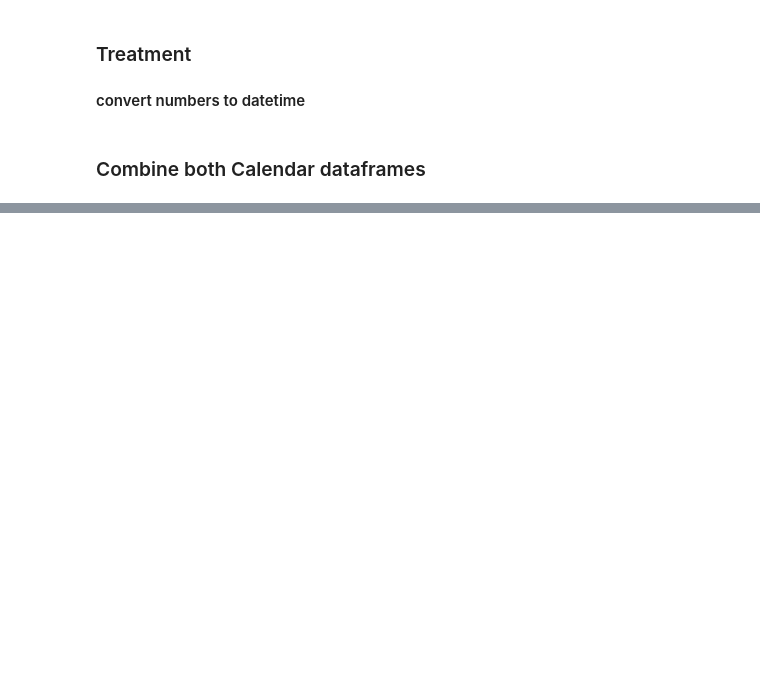
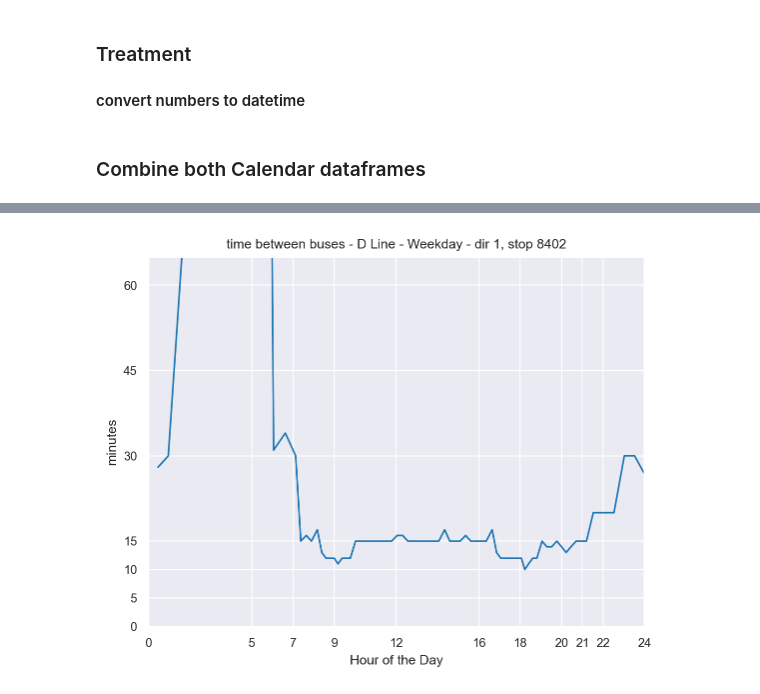
Before and after one commit to curiofox/seattle-transit-analysis, a Jupyter notebook: code/EDA GTFS Data.ipynb, the cells around one changed output, grey strips where cells are left out. Cells and saved outputs as stored; diff of their text form; code cells hidden in the pictures; blank space fills up the shorter version.

Commit message:
added bus stop frequency dataframe

```diff
--- a/code/EDA GTFS Data.ipynb
+++ b/code/EDA GTFS Data.ipynb
@@ -79,0 +144,9 @@ plt.show()
+# %%
+tg = stop_freq.loc[((stop_freq['stop_id'] == 8402) & \
+               (stop_freq['route_id'] ==  100275) & \
+               (stop_freq['direction_id'] == 1) & \
+               (stop_freq['monday'] == 1)), ['arrival_time','time_f_monday']]
+
+tg["delta_val"] = tg["time_f_monday"].map(lambda x: x.seconds/60)
+tg["time_val"] = tg["arrival_time"].map(lambda x: x.seconds/3600)
+tg
@@ -80,3 +167,31 @@ plt.show()
+# %%
+# how to apply filters to lineplot
+# collapse weeks down into one column (for use)
+
+
+sns.set_style("darkgrid")
+ax =(sns.lineplot(data = tg,
+                  x = 'time_val',
+                  y = 'delta_val'
+                 )
+    )
+
+ax.set(xlabel = "Hour of the Day",
+      ylabel = "minutes",
+      title = "time between buses - D Line - Weekday - dir 1, stop 8402"
+     )
+
+#xtix = ax.get_xticks()
+ax.set_yticks([0,5,10,15,30,45,60])
+ax.set_ylim(0,65)
+ax.set_xticks([0,5,7,9,12,16,18,20,21,22,24])
+ax.set_xlim(0,24)
+#ax.set_xticklabels(cal_full_alt_graph.iloc[:,0:31].columns[::7])
+#ax.tick_params(axis = 'x', rotation = 0)
+
+plt.show()
+# %% [output]
+[figure, added]
 # %%
 # I have a map of the average service_ids for any given weekday (or specific day)
 # For any given route and day, find all the trips.
```
Also changed, not shown: parts of 14 cells of this notebook, 2 other files.
